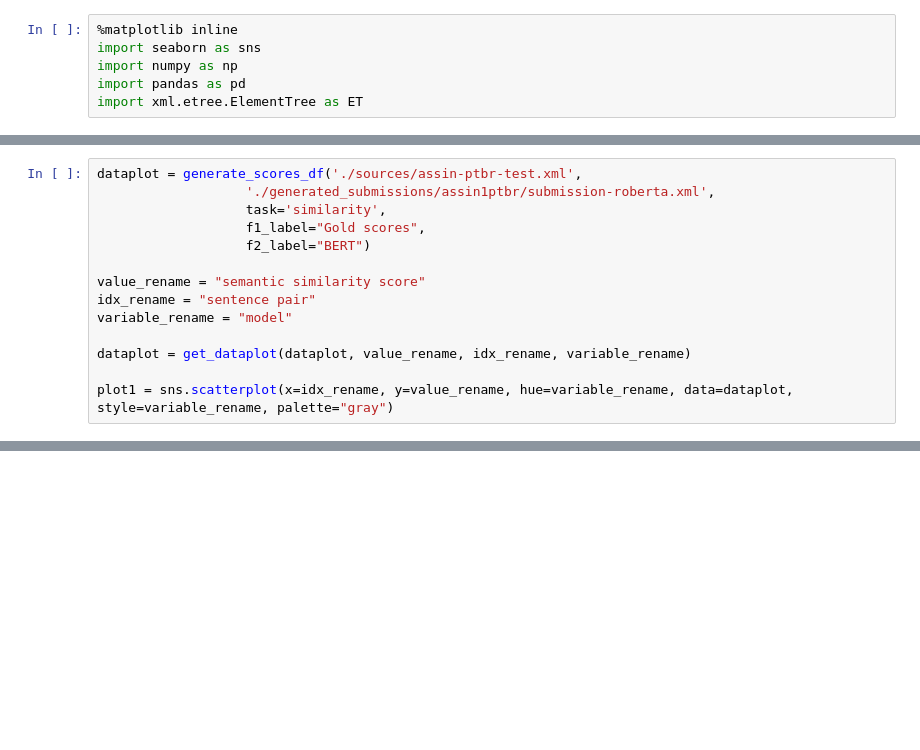
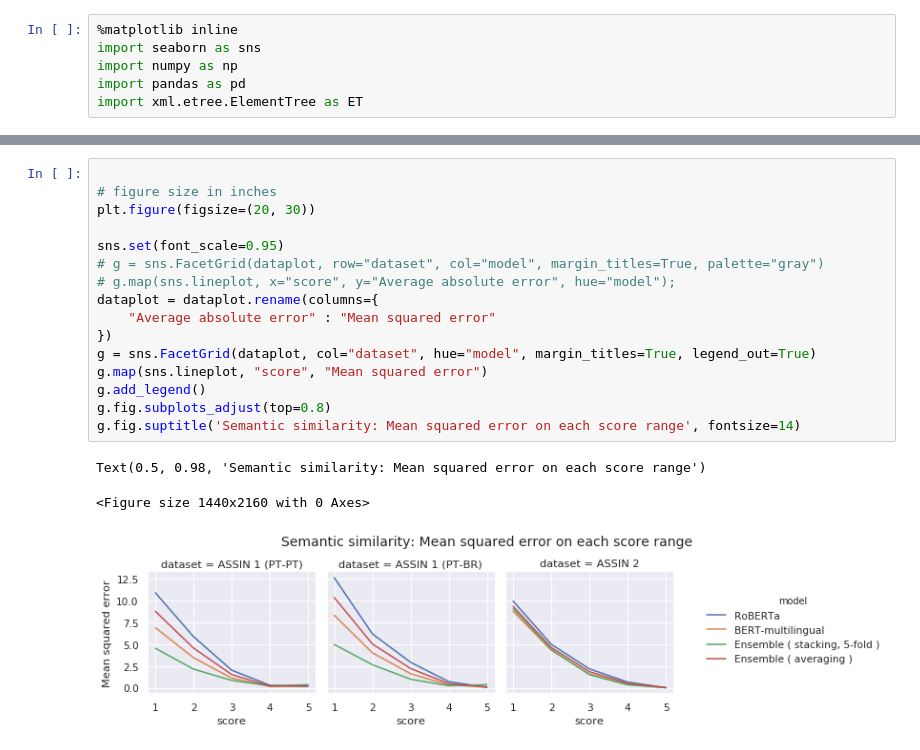
Before and after one commit to ruanchaves/assin, a Jupyter notebook: visualization.ipynb, the cells around one changed output, grey strips where cells are left out. Saved outputs shown, nothing was run; the diff lists cells and outputs as text; blank space fills up the shorter version.

```diff
--- a/visualization.ipynb
+++ b/visualization.ipynb
@@ -40,17 +45,3 @@ def get_dataplot(dataplot, value_rename, idx_rename, variable_rename, num_sample
         "variable": variable_rename
     })
     return dataplot
-# %%
-dataplot = generate_scores_df('./sources/assin-ptbr-test.xml',
-                   './generated_submissions/assin1ptbr/submission-roberta.xml',
-                   task='similarity',
-                   f1_label="Gold scores",
-                   f2_label="BERT")
-
-value_rename = "semantic similarity score"
-idx_rename = "sentence pair"
-variable_rename = "model"
-
-dataplot = get_dataplot(dataplot, value_rename, idx_rename, variable_rename)
-
-plot1 = sns.scatterplot(x=idx_rename, y=value_rename, hue=variable_rename, data=dataplot, style=variable_rename, palette="gray")
@@ -62,0 +140,20 @@ plot1
+# %%
+
+# figure size in inches
+plt.figure(figsize=(20, 30))
+
+sns.set(font_scale=0.95)
+# g = sns.FacetGrid(dataplot, row="dataset", col="model", margin_titles=True, palette="gray")
+# g.map(sns.lineplot, x="score", y="Average absolute error", hue="model");
+dataplot = dataplot.rename(columns={
+    "Average absolute error" : "Mean squared error"
+})
+g = sns.FacetGrid(dataplot, col="dataset", hue="model", margin_titles=True, legend_out=True)
+g.map(sns.lineplot, "score", "Mean squared error")
+g.add_legend()
+g.fig.subplots_adjust(top=0.8)
+g.fig.suptitle('Semantic similarity: Mean squared error on each score range', fontsize=14)
+# %% [output]
+Text(0.5, 0.98, 'Semantic similarity: Mean squared error on each score range')
+<Figure size 1440x2160 with 0 Axes>
+[figure, added]
```
Also changed, not shown: parts of 25 cells of this notebook.
